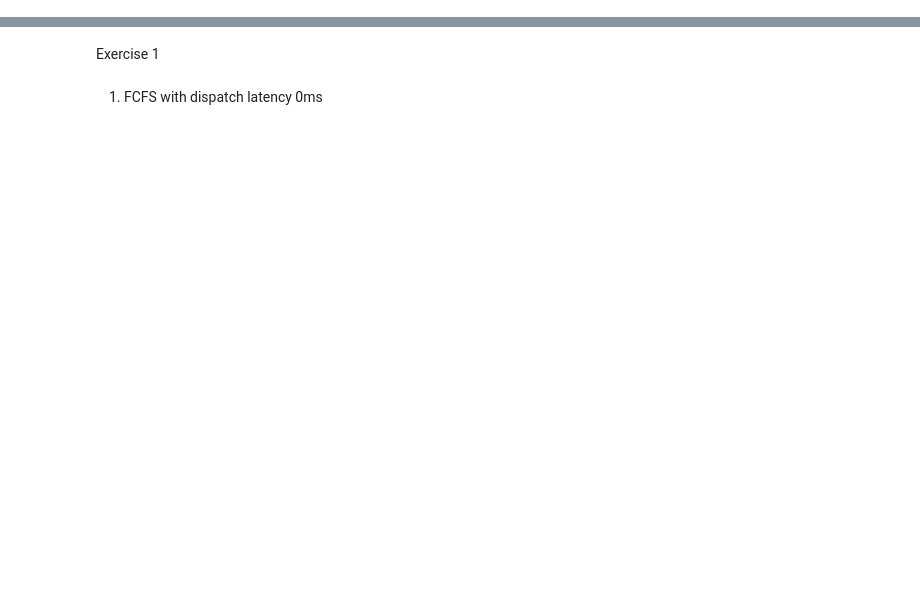
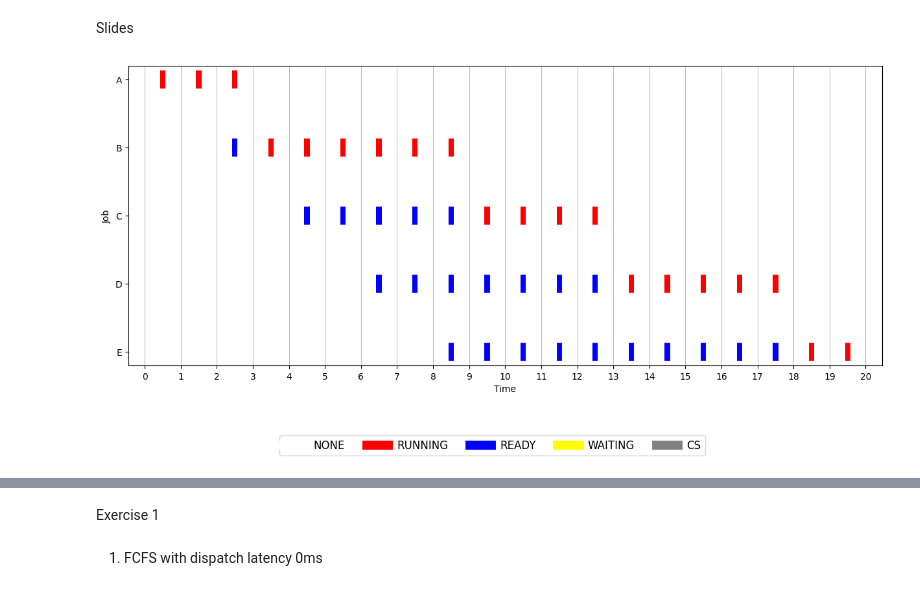
Before and after one commit to ilpav12/os-py-exercises, a Jupyter notebook: scheduling.ipynb, the cells around one changed output, grey strips where cells are left out. Saved outputs shown, nothing was run; the diff lists cells and outputs as text; code cells hidden in the pictures; blank space fills up the shorter version.

```diff
--- a/scheduling.ipynb
+++ b/scheduling.ipynb
@@ -1,2 +1,16 @@
 # %%
 from scheduling import *
+# %% [markdown]
+Slides
+# %%
+unprocessed_jobs = Jobs([Job('A', 3, 0),
+                         Job('B', 6, 2),
+                         Job('C', 4, 4),
+                         Job('D', 5, 6),
+                         Job('E', 2, 8)])
+# %%
+jobs = FCFS(dispatch_latency=0).process_jobs(unprocessed_jobs)
+
+plot_gantt_chart(jobs)
+# %% [output]
+[figure, added]
```
Also changed, not shown: parts of 26 cells of this notebook, 1 other file.
